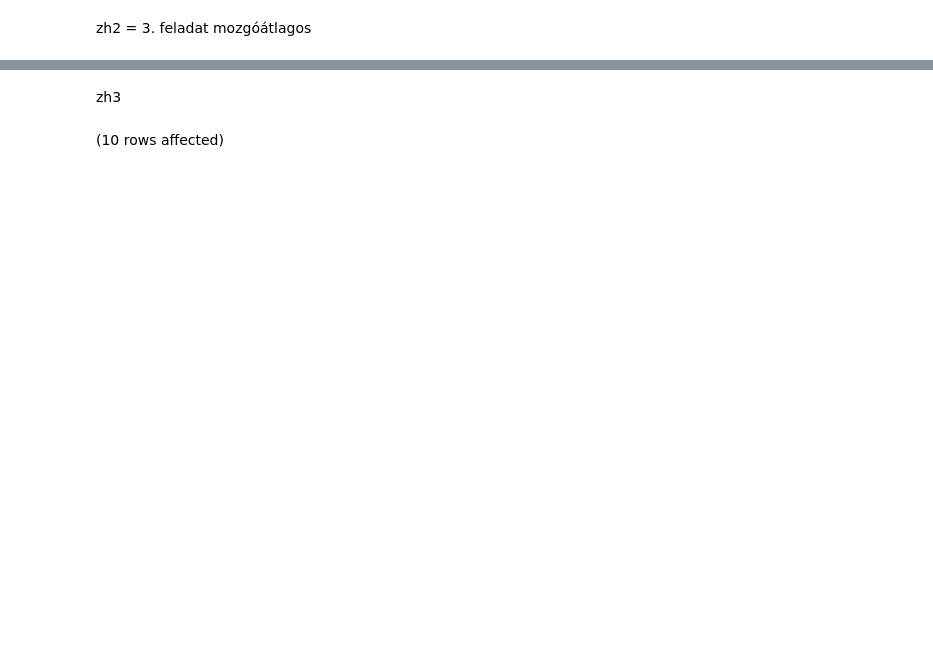
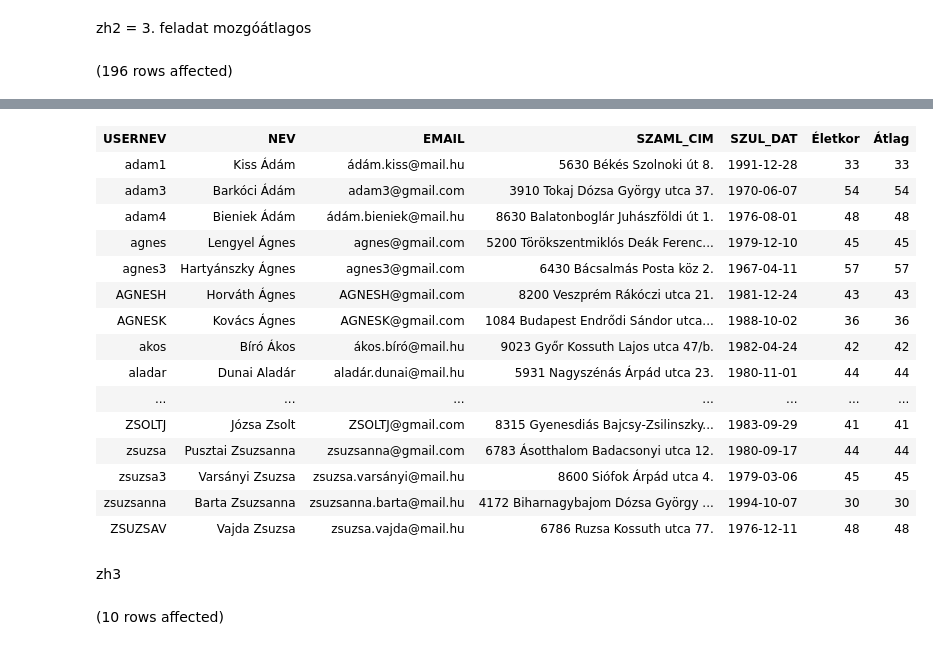
Before and after one commit to mlevente0703/sqlgyak03, a Jupyter notebook: gyakorlat06_feladatok.ipynb, the cells around one changed output, grey strips where cells are left out. Cells and saved outputs as stored; diff of their text form; code cells hidden in the pictures; blank space fills up the shorter version.

```diff
--- a/gyakorlat06_feladatok.ipynb
+++ b/gyakorlat06_feladatok.ipynb
@@ -211,2 +230,11 @@ GROUP by rollup(v.USERNEV)
 # %% [markdown]
 zh2 = 3. feladat mozgóátlagos
+# %%
+SELECT *,
+        YEAR(GETDATE())-YEAR(szul_dat) as 'Életkor',
+        AVG(YEAR(GETDATE())-YEAR(szul_dat)) OVER(PARTITION by usernev
+                                                order by YEAR(szul_dat)
+                                                ROWS BETWEEN 2 preceding and 2 following) as 'Átlag'
+FROM vendeg
+# %% [output]
+(196 rows affected)
@@ -213,3 +242,19 @@ zh2 = 3. feladat mozgóátlagos
+| USERNEV | NEV | EMAIL | SZAML_CIM | SZUL_DAT | Életkor | Átlag |
+| adam1 | Kiss Ádám | ádám.kiss@mail.hu | 5630 Békés Szolnoki út 8. | 1991-12-28 | 33 | 33 |
+| adam3 | Barkóci Ádám | adam3@gmail.com | 3910 Tokaj Dózsa György utca 37. | 1970-06-07 | 54 | 54 |
+| adam4 | Bieniek Ádám | ádám.bieniek@mail.hu | 8630 Balatonboglár Juhászföldi út 1. | 1976-08-01 | 48 | 48 |
+| agnes | Lengyel Ágnes | agnes@gmail.com | 5200 Törökszentmiklós Deák Ferenc... | 1979-12-10 | 45 | 45 |
+| agnes3 | Hartyánszky Ágnes | agnes3@gmail.com | 6430 Bácsalmás Posta köz 2. | 1967-04-11 | 57 | 57 |
+| AGNESH | Horváth Ágnes | AGNESH@gmail.com | 8200 Veszprém Rákóczi utca 21. | 1981-12-24 | 43 | 43 |
+| AGNESK | Kovács Ágnes | AGNESK@gmail.com | 1084 Budapest Endrődi Sándor utca... | 1988-10-02 | 36 | 36 |
+| akos | Bíró Ákos | ákos.bíró@mail.hu | 9023 Győr Kossuth Lajos utca 47/b. | 1982-04-24 | 42 | 42 |
+| aladar | Dunai Aladár | aladár.dunai@mail.hu | 5931 Nagyszénás Árpád utca 23. | 1980-11-01 | 44 | 44 |
+| ... | ... | ... | ... | ... | ... | ... |
+| ZSOLTJ | Józsa Zsolt | ZSOLTJ@gmail.com | 8315 Gyenesdiás Bajcsy-Zsilinszky... | 1983-09-29 | 41 | 41 |
+| zsuzsa | Pusztai Zsuzsanna | zsuzsanna@gmail.com | 6783 Ásotthalom Badacsonyi utca 12. | 1980-09-17 | 44 | 44 |
+| zsuzsa3 | Varsányi Zsuzsa | zsuzsa.varsányi@mail.hu | 8600 Siófok Árpád utca 4. | 1979-03-06 | 45 | 45 |
+| zsuzsanna | Barta Zsuzsanna | zsuzsanna.barta@mail.hu | 4172 Biharnagybajom Dózsa György ... | 1994-10-07 | 30 | 30 |
+| ZSUZSAV | Vajda Zsuzsa | zsuzsa.vajda@mail.hu | 6786 Ruzsa Kossuth utca 77. | 1976-12-11 | 48 | 48 |
 # %% [markdown]
 zh3
 # %%
```
Also changed, not shown: parts of 5 cells of this notebook, 1 other file.
